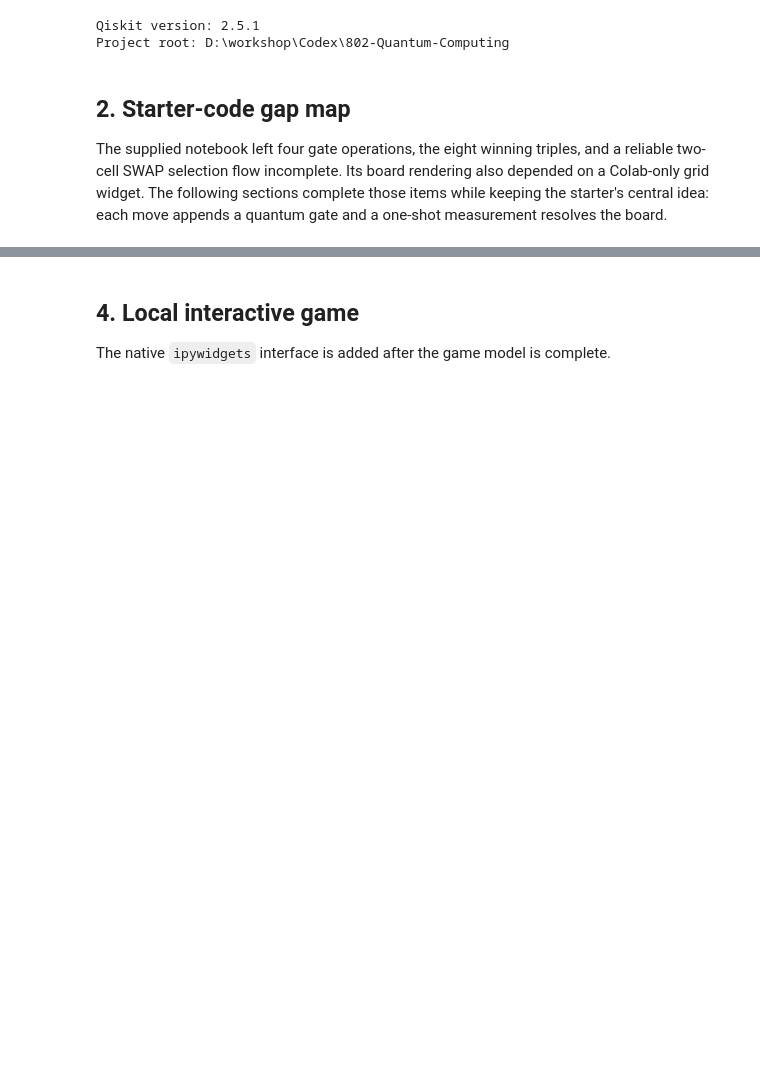
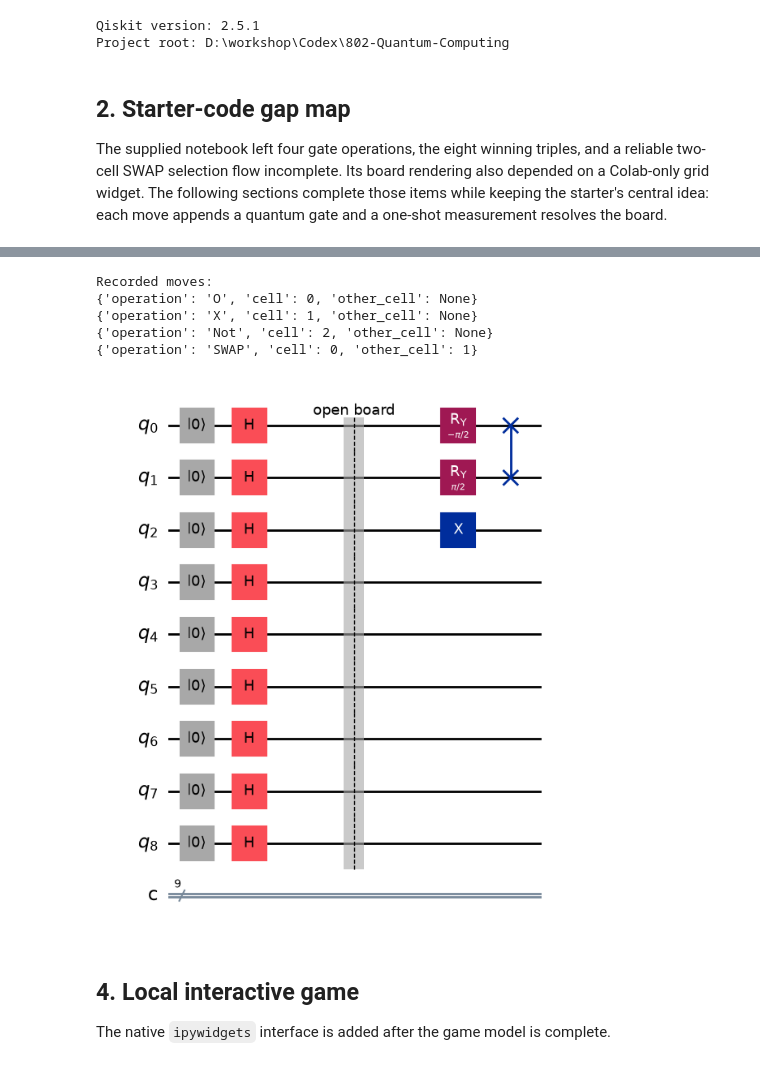
Before and after one commit to miku-wwl/802-Quantum-Computing, a Jupyter notebook: submission/Task_3_Quantum_Tic_Tac_Toe/Task_3_Quantum_Tic_Tac_Toe.ipynb, the cells around one changed output, grey strips where cells are left out. Saved outputs shown, nothing was run; the diff lists cells and outputs as text; code cells hidden in the pictures; blank space fills up the shorter version.

Commit message:
A2-14 Implement Tic-Tac-Toe quantum moves

```diff
--- a/submission/Task_3_Quantum_Tic_Tac_Toe/Task_3_Quantum_Tic_Tac_Toe.ipynb
+++ b/submission/Task_3_Quantum_Tic_Tac_Toe/Task_3_Quantum_Tic_Tac_Toe.ipynb
@@ -52,3 +65,23 @@ Implementation is added in the next milestones and imported from
+# %%
+from mse802.tictactoe import Board
+
+gate_demo = Board()
+gate_demo.apply_move("O", 0)
+gate_demo.apply_move("X", 1)
+gate_demo.apply_move("Not", 2)
+gate_demo.apply_move("SWAP", 0, 1)
+
+print("Recorded moves:")
+for move in gate_demo.move_log():
+    print(move)
+display(gate_demo.circuit.draw("mpl", fold=30))
+# %% [output]
+Recorded moves:
+{'operation': 'O', 'cell': 0, 'other_cell': None}
+{'operation': 'X', 'cell': 1, 'other_cell': None}
+{'operation': 'Not', 'cell': 2, 'other_cell': None}
+{'operation': 'SWAP', 'cell': 0, 'other_cell': 1}
+[figure, added]
 # %% [markdown]
 ## 4. Local interactive game
 
```
Also changed, not shown: parts of 2 cells of this notebook, 2 other files.
